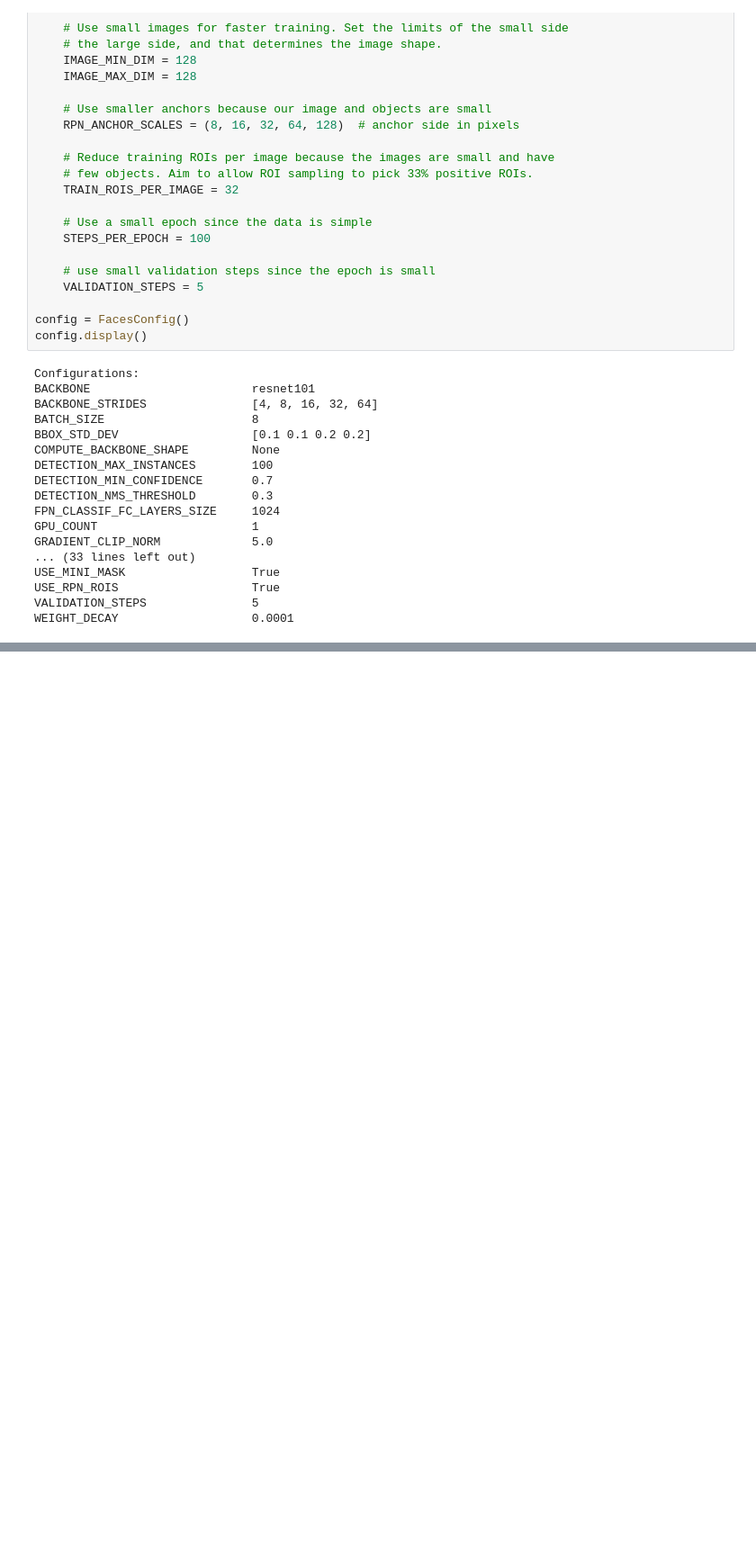
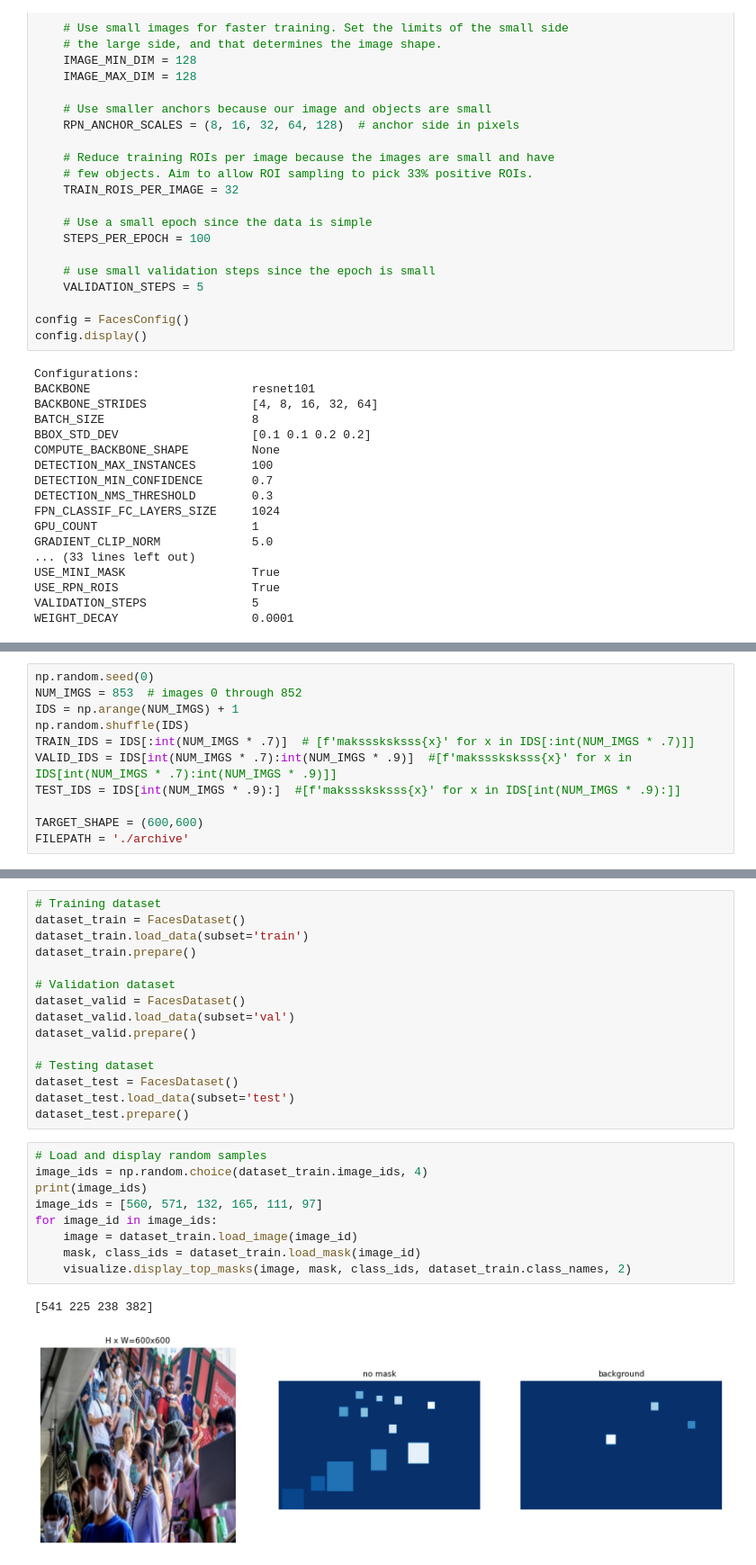
Before and after one commit to hittheant/475Project, a Jupyter notebook: mrcnn_integration.ipynb, the cells around one changed output, grey strips where cells are left out. Shown at 90% size. Cells and saved outputs as stored; diff of their text form; blank space fills up the shorter version.

Commit message:
update mcrnn, proper dataset format

```diff
--- a/mrcnn_integration.ipynb
+++ b/mrcnn_integration.ipynb
@@ -216,0 +92,11 @@ class FacesDataset(utils.Dataset):
+# %%
+np.random.seed(0)
+NUM_IMGS = 853  # images 0 through 852
+IDS = np.arange(NUM_IMGS) + 1
+np.random.shuffle(IDS)
+TRAIN_IDS = IDS[:int(NUM_IMGS * .7)]  # [f'maksssksksss{x}' for x in IDS[:int(NUM_IMGS * .7)]]
+VALID_IDS = IDS[int(NUM_IMGS * .7):int(NUM_IMGS * .9)]  #[f'maksssksksss{x}' for x in IDS[int(NUM_IMGS * .7):int(NUM_IMGS * .9)]]
+TEST_IDS = IDS[int(NUM_IMGS * .9):]  #[f'maksssksksss{x}' for x in IDS[int(NUM_IMGS * .9):]]
+
+TARGET_SHAPE = (600,600)
+FILEPATH = './archive'
@@ -216,0 +176,27 @@ class FacesDataset(utils.Dataset):
+# %%
+# Training dataset
+dataset_train = FacesDataset()
+dataset_train.load_data(subset='train')
+dataset_train.prepare()
+
+# Validation dataset
+dataset_valid = FacesDataset()
+dataset_valid.load_data(subset='val')
+dataset_valid.prepare()
+
+# Testing dataset
+dataset_test = FacesDataset()
+dataset_test.load_data(subset='test')
+dataset_test.prepare()
+# %%
+# Load and display random samples
+image_ids = np.random.choice(dataset_train.image_ids, 4)
+print(image_ids)
+image_ids = [560, 571, 132, 165, 111, 97]
+for image_id in image_ids:
+    image = dataset_train.load_image(image_id)
+    mask, class_ids = dataset_train.load_mask(image_id)
+    visualize.display_top_masks(image, mask, class_ids, dataset_train.class_names, 2)
+# %% [output]
+[541 225 238 382]
+[figure, added]
```
Also changed, not shown: parts of 15 cells of this notebook, 8 other files.
